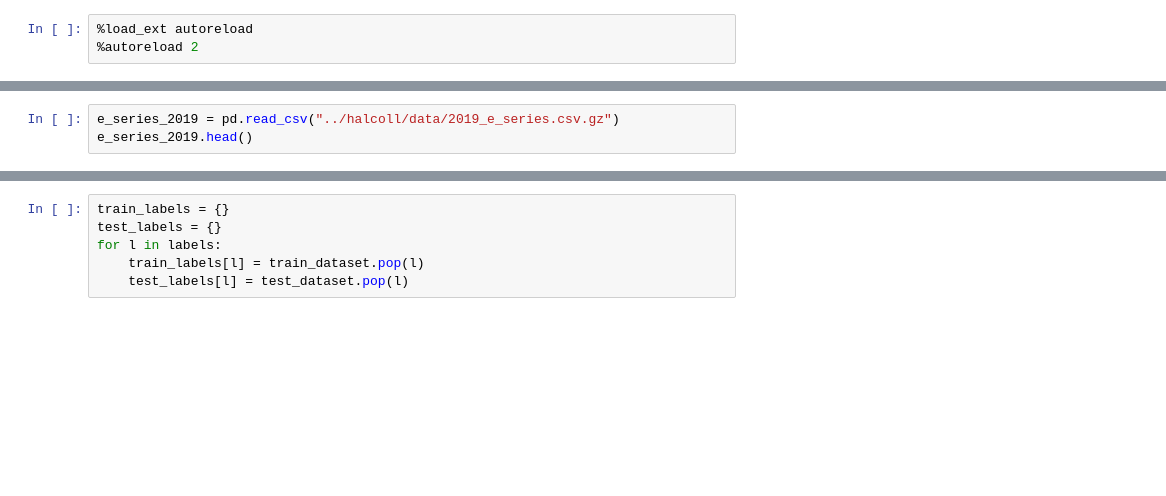
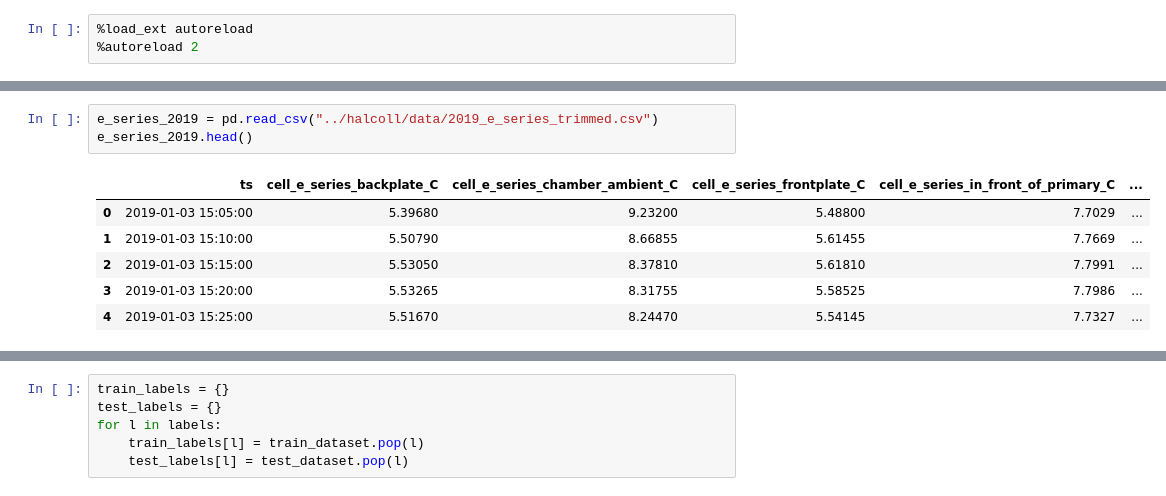
Before and after one commit to tepickering/HALcoll, a Jupyter notebook: notebooks/TF testing.ipynb, the cells around one changed output, grey strips where cells are left out. Saved outputs shown, nothing was run; the diff lists cells and outputs as text; blank space fills up the shorter version.

```diff
--- a/notebooks/TF testing.ipynb
+++ b/notebooks/TF testing.ipynb
@@ -59,6 +88,13 @@ data.head()
 # %%
-e_series_2019 = pd.read_csv("../halcoll/data/2019_e_series.csv.gz")
+e_series_2019 = pd.read_csv("../halcoll/data/2019_e_series_trimmed.csv")
 e_series_2019.head()
+# %% [output]
+|  | ts | cell_e_series_backplate_C | cell_e_series_chamber_ambient_C | cell_e_series_frontplate_C | cell_e_series_in_front_of_primary_C | ... |
+| 0 | 2019-01-03 15:05:00 | 5.39680 | 9.23200 | 5.48800 | 7.7029 | ... |
+| 1 | 2019-01-03 15:10:00 | 5.50790 | 8.66855 | 5.61455 | 7.7669 | ... |
+| 2 | 2019-01-03 15:15:00 | 5.53050 | 8.37810 | 5.61810 | 7.7991 | ... |
+| 3 | 2019-01-03 15:20:00 | 5.53265 | 8.31755 | 5.58525 | 7.7986 | ... |
+| 4 | 2019-01-03 15:25:00 | 5.51670 | 8.24470 | 5.54145 | 7.7327 | ... |
 # %%
 fixed = data.drop(columns=['ut']).set_index(pd.DatetimeIndex(data['time'], name='ut'))
 fixed.head()
```
Also changed, not shown: parts of 21 cells of this notebook, 1 other file.
